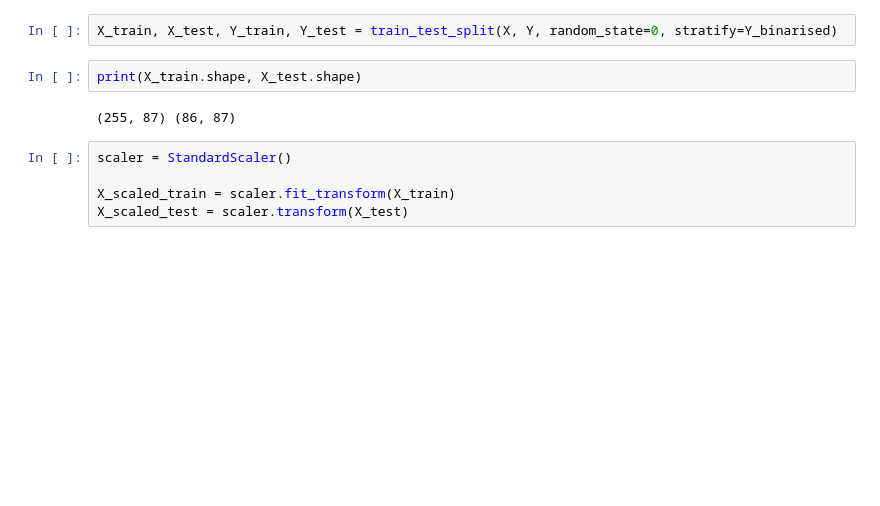
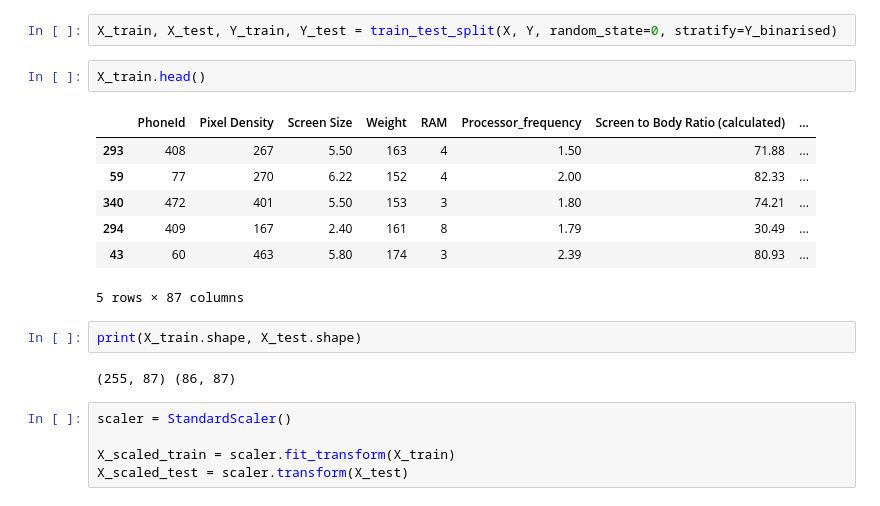
Before and after one commit to sagar9926/ImportantConcepts-, a Jupyter notebook: Python/Sigmoid_Neuron.ipynb, the cells around one changed output. Drawn from its saved outputs; the diff is of its cells as text; blank space fills up the shorter version.

```diff
--- a/Python/Sigmoid_Neuron.ipynb
+++ b/Python/Sigmoid_Neuron.ipynb
@@ -397,5 +430,15 @@ plt.show()
 # %%
 X_train, X_test, Y_train, Y_test = train_test_split(X, Y, random_state=0, stratify=Y_binarised)
+# %%
+X_train.head()
+# %% [output]
+|  | PhoneId | Pixel Density | Screen Size | Weight | RAM | Processor_frequency | Screen to Body Ratio (calculated) | ... |
+| 293 | 408 | 267 | 5.50 | 163 | 4 | 1.50 | 71.88 | ... |
+| 59 | 77 | 270 | 6.22 | 152 | 4 | 2.00 | 82.33 | ... |
+| 340 | 472 | 401 | 5.50 | 153 | 3 | 1.80 | 74.21 | ... |
+| 294 | 409 | 167 | 2.40 | 161 | 8 | 1.79 | 30.49 | ... |
+| 43 | 60 | 463 | 5.80 | 174 | 3 | 2.39 | 80.93 | ... |
+5 rows × 87 columns
 # %%
 print(X_train.shape, X_test.shape)
 # %% [output]
```
Also changed, not shown: parts of 22 cells of this notebook.
